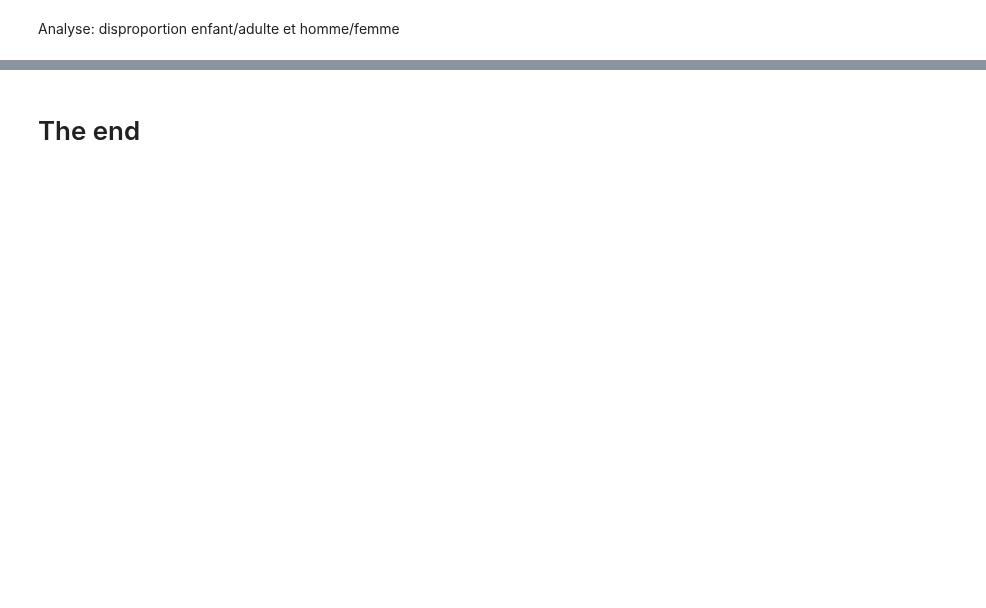
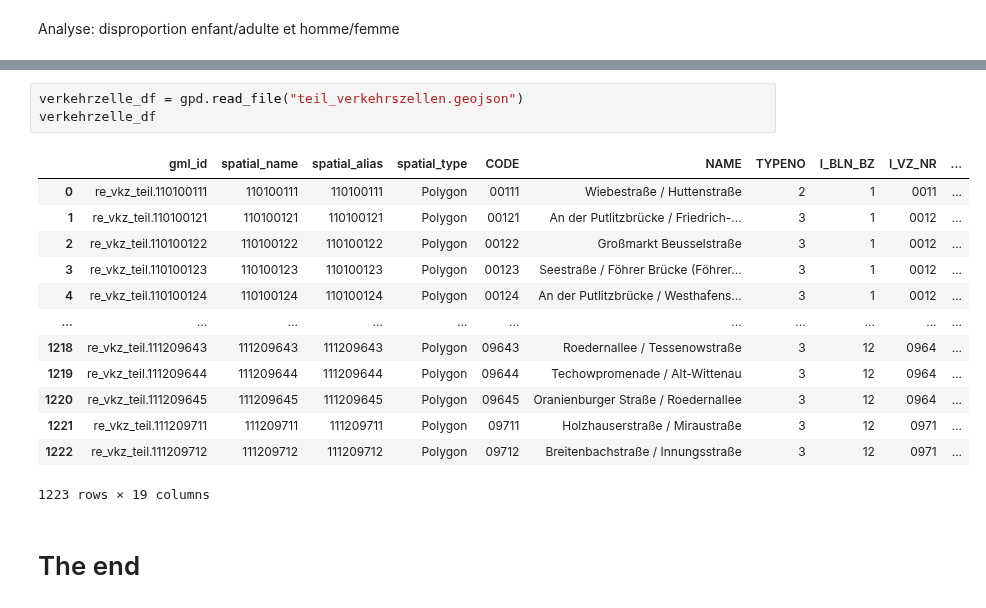
Before and after one commit to BeatriceM476/Final-project, a Jupyter notebook: LesAkt_240717_250717.ipynb, the cells around one changed output, grey strips where cells are left out. Drawn from its saved outputs; the diff is of its cells as text; blank space fills up the shorter version.

```diff
--- a/LesAkt_240717_250717.ipynb
+++ b/LesAkt_240717_250717.ipynb
@@ -403,2 +543,19 @@ plt.show()
+# %%
+verkehrzelle_df = gpd.read_file("teil_verkehrszellen.geojson")
+verkehrzelle_df
+# %% [output]
+|  | gml_id | spatial_name | spatial_alias | spatial_type | CODE | NAME | TYPENO | I_BLN_BZ | I_VZ_NR | ... |
+| 0 | re_vkz_teil.110100111 | 110100111 | 110100111 | Polygon | 00111 | Wiebestraße / Huttenstraße | 2 | 1 | 0011 | ... |
+| 1 | re_vkz_teil.110100121 | 110100121 | 110100121 | Polygon | 00121 | An der Putlitzbrücke / Friedrich-... | 3 | 1 | 0012 | ... |
+| 2 | re_vkz_teil.110100122 | 110100122 | 110100122 | Polygon | 00122 | Großmarkt Beusselstraße | 3 | 1 | 0012 | ... |
+| 3 | re_vkz_teil.110100123 | 110100123 | 110100123 | Polygon | 00123 | Seestraße / Föhrer Brücke (Föhrer... | 3 | 1 | 0012 | ... |
+| 4 | re_vkz_teil.110100124 | 110100124 | 110100124 | Polygon | 00124 | An der Putlitzbrücke / Westhafens... | 3 | 1 | 0012 | ... |
+| ... | ... | ... | ... | ... | ... | ... | ... | ... | ... | ... |
+| 1218 | re_vkz_teil.111209643 | 111209643 | 111209643 | Polygon | 09643 | Roedernallee / Tessenowstraße | 3 | 12 | 0964 | ... |
+| 1219 | re_vkz_teil.111209644 | 111209644 | 111209644 | Polygon | 09644 | Techowpromenade / Alt-Wittenau | 3 | 12 | 0964 | ... |
+| 1220 | re_vkz_teil.111209645 | 111209645 | 111209645 | Polygon | 09645 | Oranienburger Straße / Roedernallee | 3 | 12 | 0964 | ... |
+| 1221 | re_vkz_teil.111209711 | 111209711 | 111209711 | Polygon | 09711 | Holzhauserstraße / Miraustraße | 3 | 12 | 0971 | ... |
+| 1222 | re_vkz_teil.111209712 | 111209712 | 111209712 | Polygon | 09712 | Breitenbachstraße / Innungsstraße | 3 | 12 | 0971 | ... |
+1223 rows × 19 columns
 # %% [markdown]
 # The end
```
Also changed, not shown: parts of 12 cells of this notebook, 2 other files.
